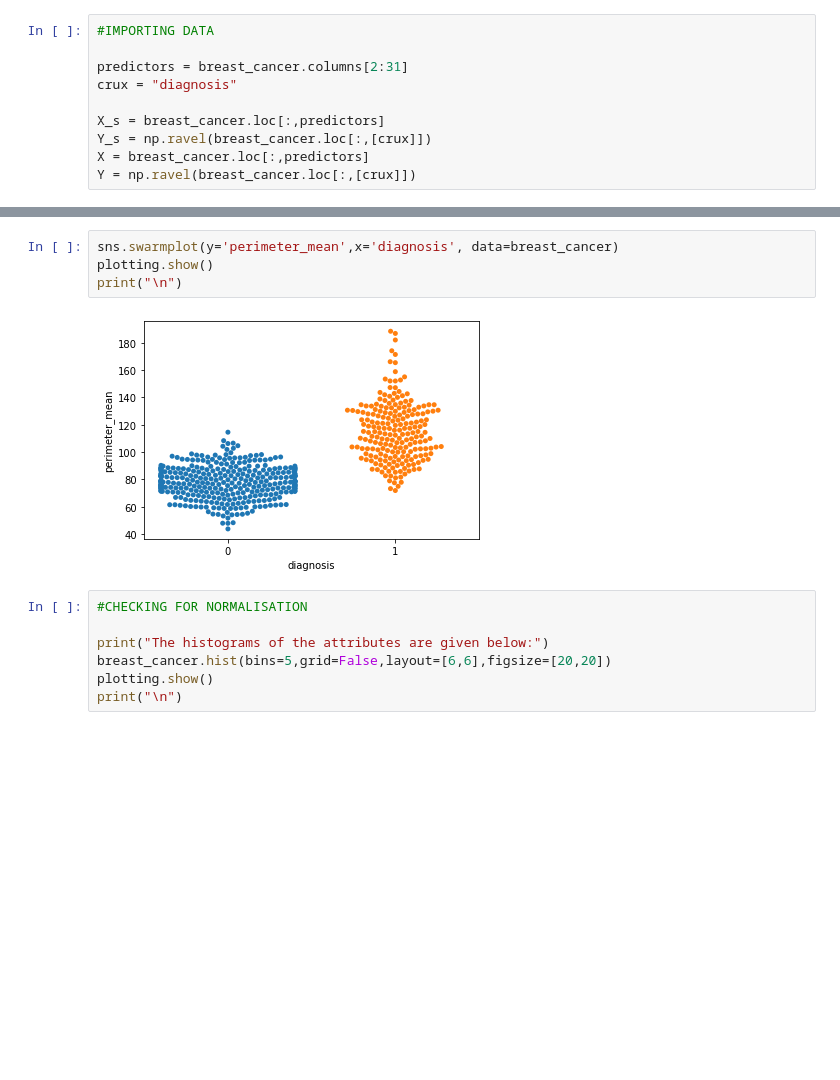
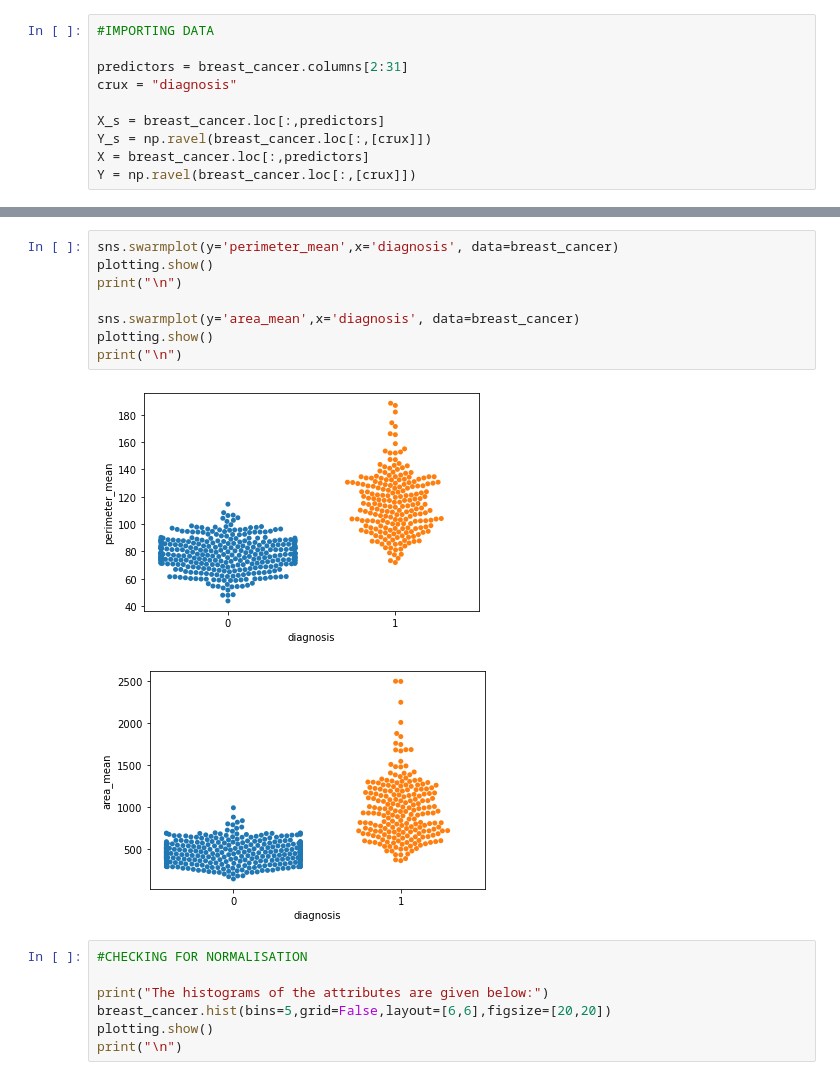
Before and after one commit to KaranrajMokan/Breast-Cancer-Prediction, a Jupyter notebook: C_pred.ipynb, the cells around one changed output, grey strips where cells are left out. Saved outputs shown, nothing was run; the diff lists cells and outputs as text; blank space fills up the shorter version.

```diff
--- a/C_pred.ipynb
+++ b/C_pred.ipynb
@@ -129,9 +126,14 @@ Text(0, 0.5, 'Total Number of Patients')
 # %%
 sns.swarmplot(y='perimeter_mean',x='diagnosis', data=breast_cancer)
 plotting.show()
 print("\n")
+
+sns.swarmplot(y='area_mean',x='diagnosis', data=breast_cancer)
+plotting.show()
+print("\n")
 # %% [output]
 [figure]
+[figure, added]
 # %%
 #CHECKING FOR NORMALISATION
 
```
Also changed, not shown: parts of 15 cells of this notebook.
